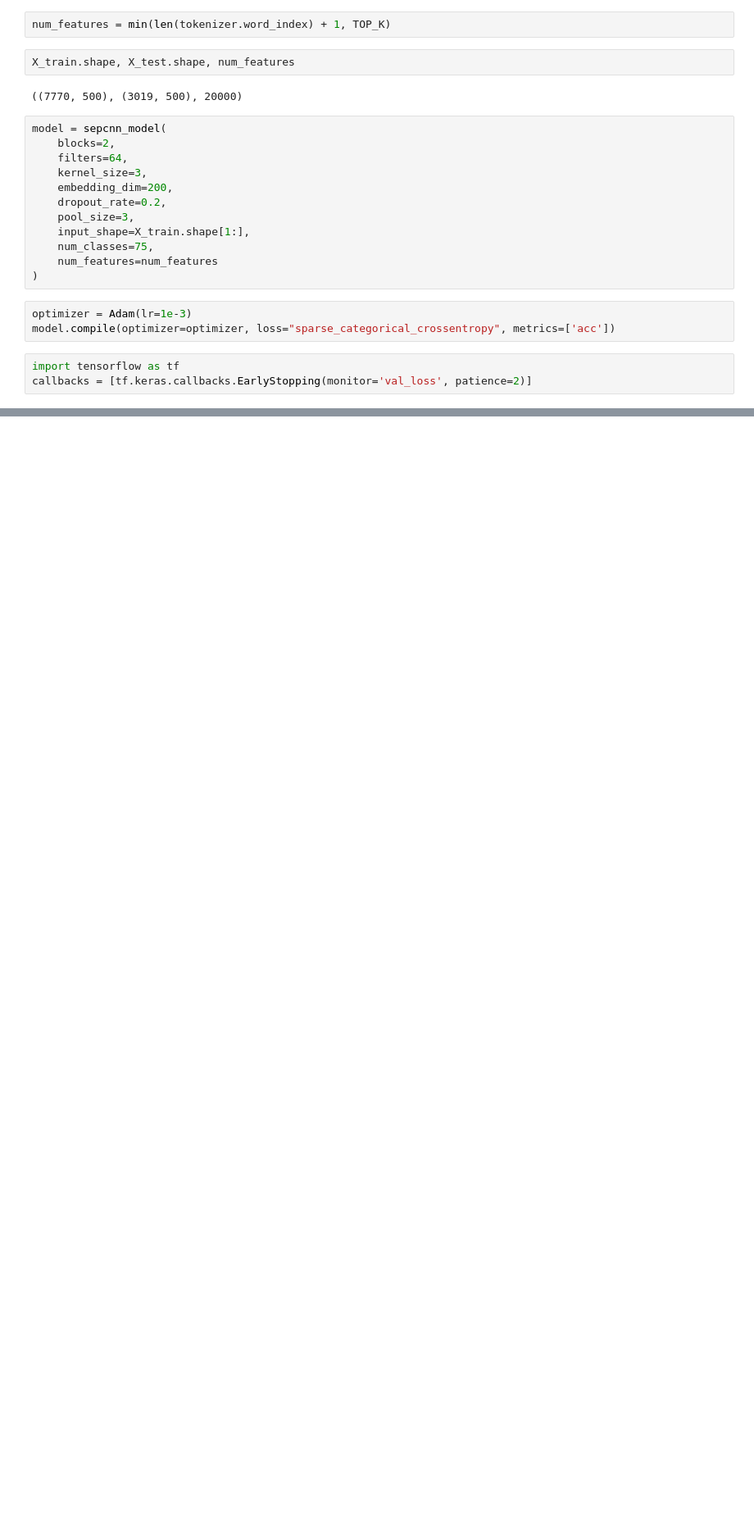
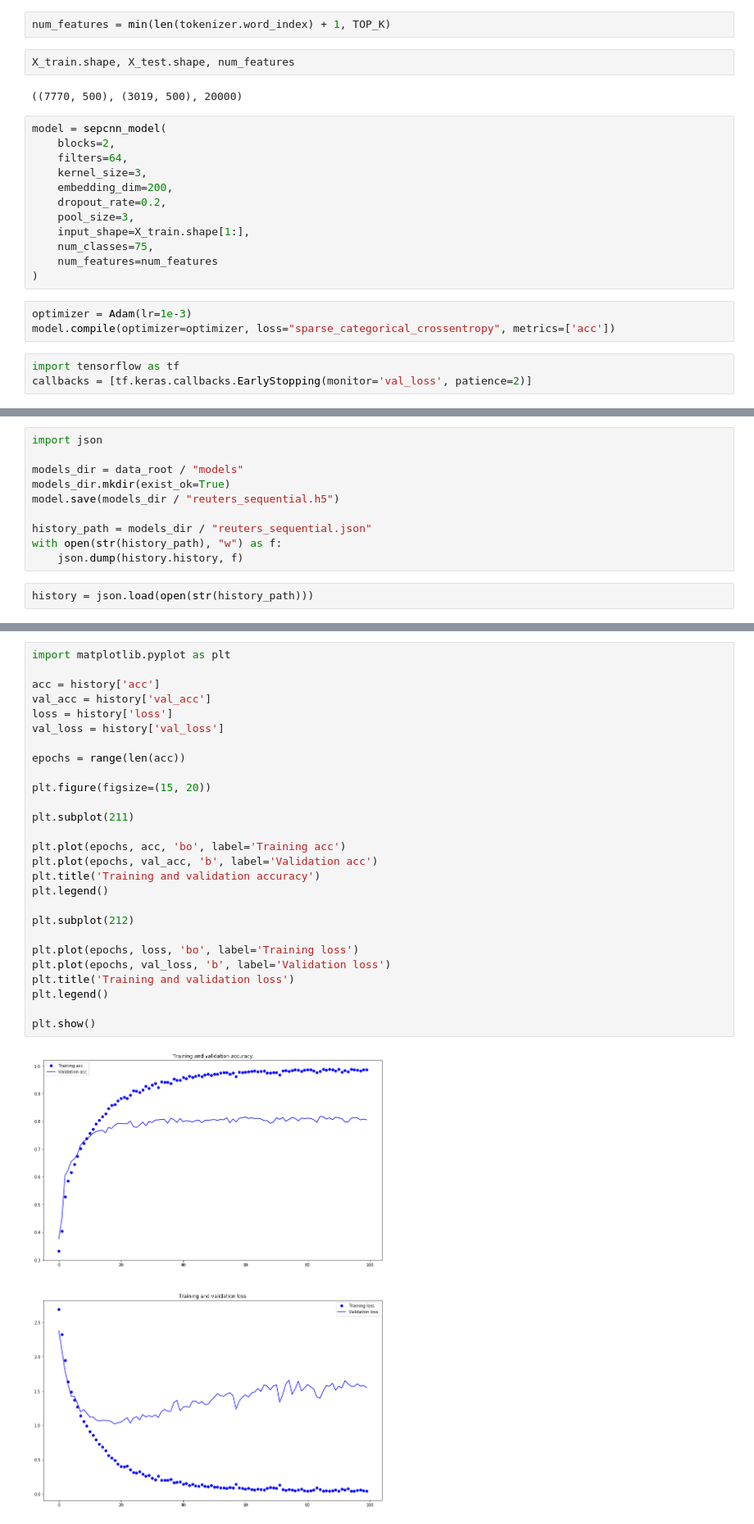
Before and after one commit to ephes/data_science_tutorial, a Jupyter notebook: notebooks/text_classification/sequential_model.ipynb, the cells around one changed output, grey strips where cells are left out. Shown at 82% size. Cells and saved outputs as stored; diff of their text form; blank space fills up the shorter version.

```diff
--- a/notebooks/text_classification/sequential_model.ipynb
+++ b/notebooks/text_classification/sequential_model.ipynb
@@ -409,0 +414,12 @@ Epoch 9/10
+# %%
+import json
+
+models_dir = data_root / "models"
+models_dir.mkdir(exist_ok=True)
+model.save(models_dir / "reuters_sequential.h5")
+
+history_path = models_dir / "reuters_sequential.json"
+with open(str(history_path), "w") as f:
+    json.dump(history.history, f)
+# %%
+history = json.load(open(str(history_path)))
@@ -409,0 +446,29 @@ Epoch 9/10
+# %%
+import matplotlib.pyplot as plt
+
+acc = history['acc']
+val_acc = history['val_acc']
+loss = history['loss']
+val_loss = history['val_loss']
+
+epochs = range(len(acc))
+
+plt.figure(figsize=(15, 20))
+
+plt.subplot(211)
+
+plt.plot(epochs, acc, 'bo', label='Training acc')
+plt.plot(epochs, val_acc, 'b', label='Validation acc')
+plt.title('Training and validation accuracy')
+plt.legend()
+
+plt.subplot(212)
+
+plt.plot(epochs, loss, 'bo', label='Training loss')
+plt.plot(epochs, val_loss, 'b', label='Validation loss')
+plt.title('Training and validation loss')
+plt.legend()
+
+plt.show()
+# %% [output]
+[figure, added]
```
Also changed, not shown: parts of 7 cells of this notebook.
